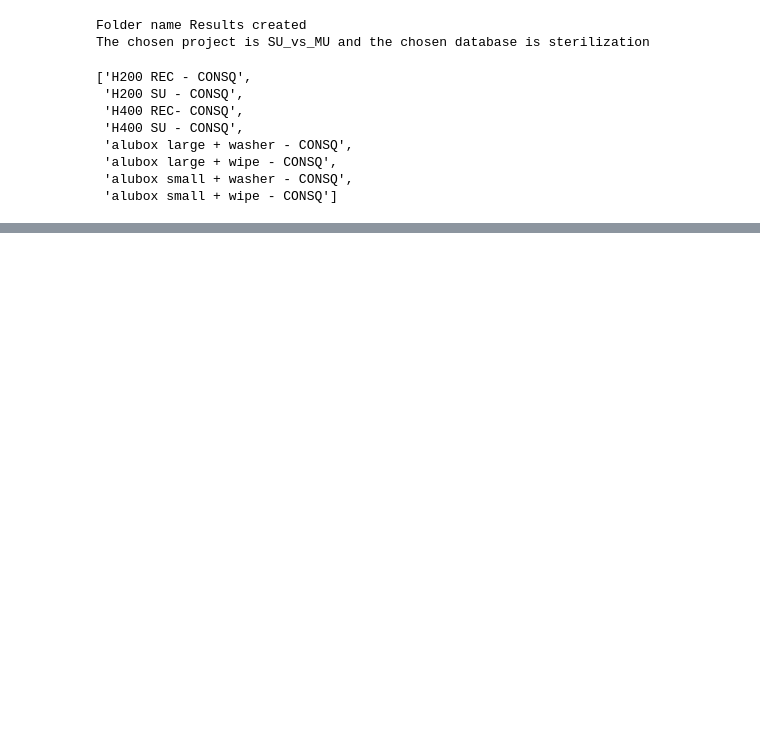
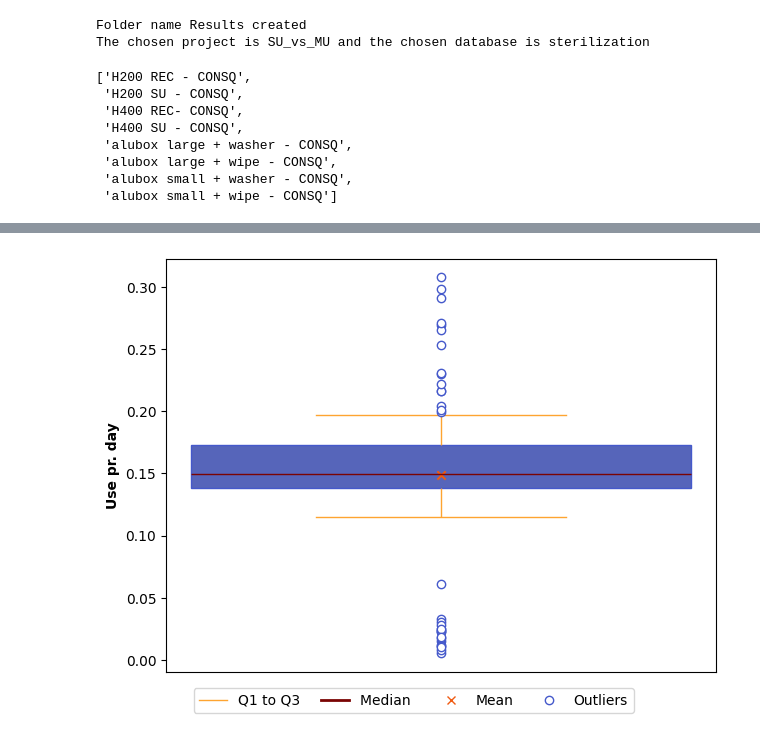
Before and after one commit to RuneWF/Single-use-vs-multi-use-in-health-care, a Jupyter notebook: Brighway/Ofir/Ofir.ipynb, the cells around one changed output, grey strips where cells are left out. Cells and saved outputs as stored; diff of their text form; code cells hidden in the pictures; blank space fills up the shorter version.

```diff
--- a/Brighway/Ofir/Ofir.ipynb
+++ b/Brighway/Ofir/Ofir.ipynb
@@ -180,0 +228,67 @@ lp.break_even_graph(df_stacked, inputs, amount_of_uses)
+# %%
+df_bp = ((box_plot_df['Use pr day']).dropna()).to_frame()
+# Calculate IQR and filter outliers
+Q1 = (df_bp.quantile(0.25)).iloc[0]
+Q3 = (df_bp.quantile(0.75)).iloc[0]
+IQR = Q3 - Q1
+
+# Filter DataFrame to include only non-outliers
+filtered_df = df_bp[(df_bp >= Q1) & (df_bp <= Q3)]
+outlier_df =  df_bp[(df_bp < Q1) | (df_bp > Q3)]
+
+
+
+out_lst = outlier_df['Use pr day'].dropna().to_list()
+out_zeros =  [0] * len(out_lst)
+
+# Update font size
+plt.rcParams.update({'font.size': 10})
+
+# Create the box plot with filtered data
+boxplot = sns.boxplot(data=filtered_df, flierprops=dict(marker='o', color=colors[c0], markerfacecolor='w', markersize=6), color=colors[c0], linecolor=colors[c0])
+
+# Customize the colors for the plot components
+for patch in boxplot.artists:
+    patch.set_facecolor(colors[c0])
+    patch.set_edgecolor(colors[c0])
+    patch.set_linewidth(3)
+
+for i, line in enumerate(boxplot.lines):
+    # Median lines
+    if i % 6 == 4:
+        line.set_color(colors[c1+3])
+        line.set_linewidth(1)
+    # Whiskers
+    elif i % 6 == 0 or i % 6 == 1:
+        line.set_color(colors[c1])
+        line.set_linewidth(1)
+    # Caps
+    elif i % 6 == 2 or i % 6 == 3:
+        line.set_color(colors[c1])
+        line.set_linewidth(1)
+
+# Add the mean values
+mean_value = filtered_df.mean().values[0]  # Since the DataFrame is only one column
+ax = plt.gca()
+ax.scatter(x=0, y=mean_value, color=colors[c1+1], marker='x', label='Mean',zorder=2)
+ax.plot(out_zeros, out_lst, color=colors[c0], markerfacecolor='w', marker='o', linestyle='None', markersize=6 ,zorder=2)
+
+# Add the legend with explanations
+legend_elements = [
+    plt.Line2D([0], [0], color=colors[c1], lw=1, label='Q1 to Q3'),
+    plt.Line2D([0], [0], color=colors[c1+3], lw=2, label='Median '),
+    plt.Line2D([0], [0], color=colors[c1+1], marker='x', linestyle='None', markersize=6, label='Mean'),
+    plt.Line2D([0], [0], color=colors[c0], markerfacecolor='w', marker='o', linestyle='None', markersize=6, label='Outliers')
+]
+leg_size = 0.8
+
+plt.legend(handles=legend_elements, bbox_to_anchor=((1-leg_size)/len(legend_elements), -0.1, leg_size, 0), loc="lower left", mode="expand", borderaxespad=0,  ncol=4, fontsize=10)
+
+# Customize the plot (optional)
+plt.ylabel('Use pr. day', fontsize=10, weight='bold')
+ax.get_xaxis().set_visible(False)
+
+plt.tight_layout()
+plt.show()
+# %% [output]
+[figure, added]
```
Also changed, not shown: parts of 11 cells of this notebook, 16 other files.
